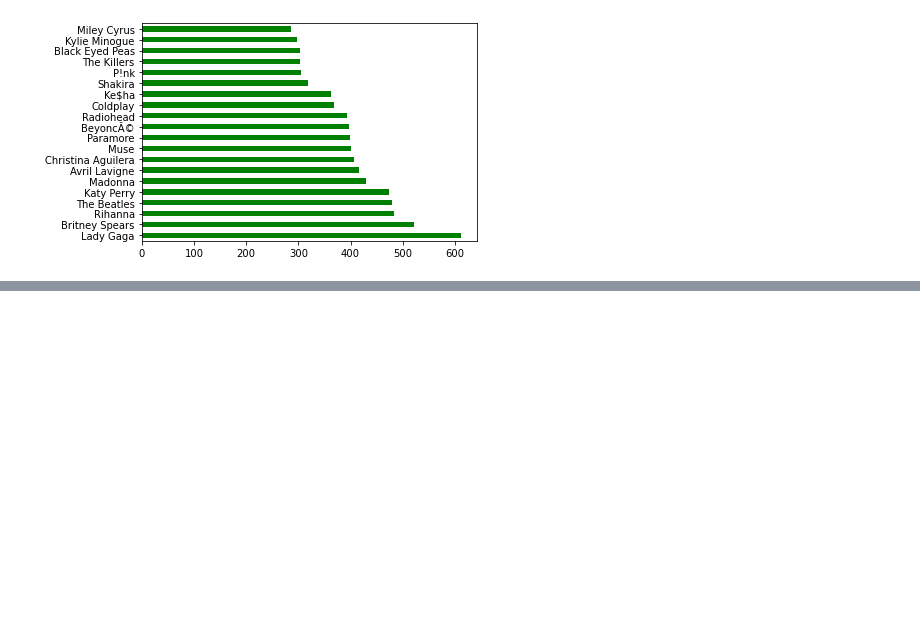
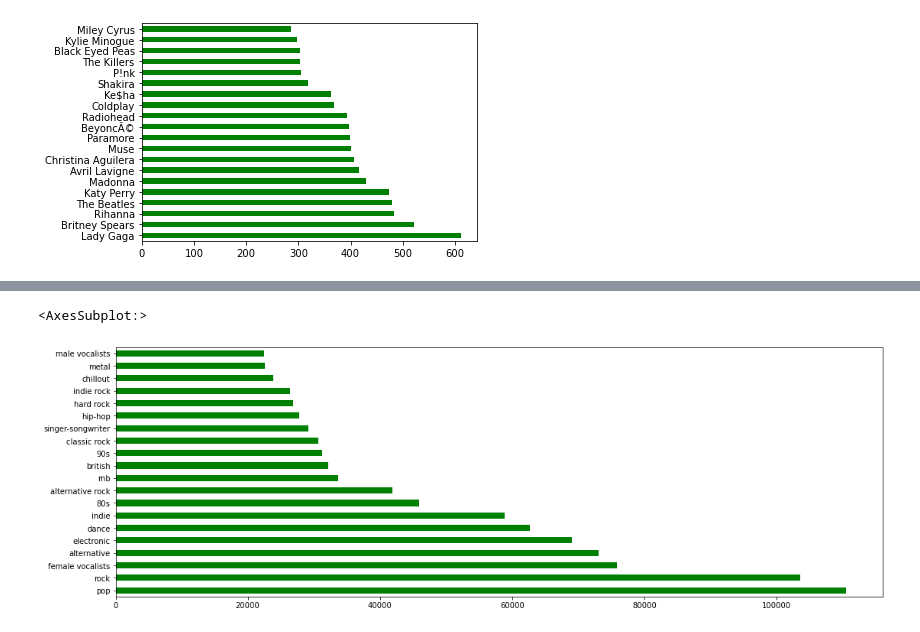
Before and after one commit to kiansweeney11/Ca4015-final-assignment, a Jupyter notebook: recommender.ipynb, the cells around one changed output, grey strips where cells are left out. Drawn from its saved outputs; the diff is of its cells as text; code cells hidden in the pictures; blank space fills up the shorter version.

```diff
--- a/recommender.ipynb
+++ b/recommender.ipynb
@@ -467,0 +558,2 @@ pt2.plot.bar(x = 'name', y = 'Percentage', rot = 40, figsize=(18, 6), color='gre
+# %%
+tagged1 = pd.merge(tagged, df3, how="inner", left_on="userID", right_on="userID")
@@ -467,0 +609,4 @@ pt2.plot.bar(x = 'name', y = 'Percentage', rot = 40, figsize=(18, 6), color='gre
+# %%
+z = played[['name', 'artistID']]
+# %%
+z = z.drop_duplicates()
@@ -467,0 +629,7 @@ pt2.plot.bar(x = 'name', y = 'Percentage', rot = 40, figsize=(18, 6), color='gre
+# %%
+tagged2 = pd.merge(tagged1, z, how="inner", left_on="artistID", right_on="artistID")
+# %%
+tagged2['tagValue'].value_counts()[:20].plot(kind='barh', color='green', figsize=(18,6))
+# %% [output]
+<AxesSubplot:>
+[figure, added]
```
Also changed, not shown: parts of 75 cells of this notebook.
